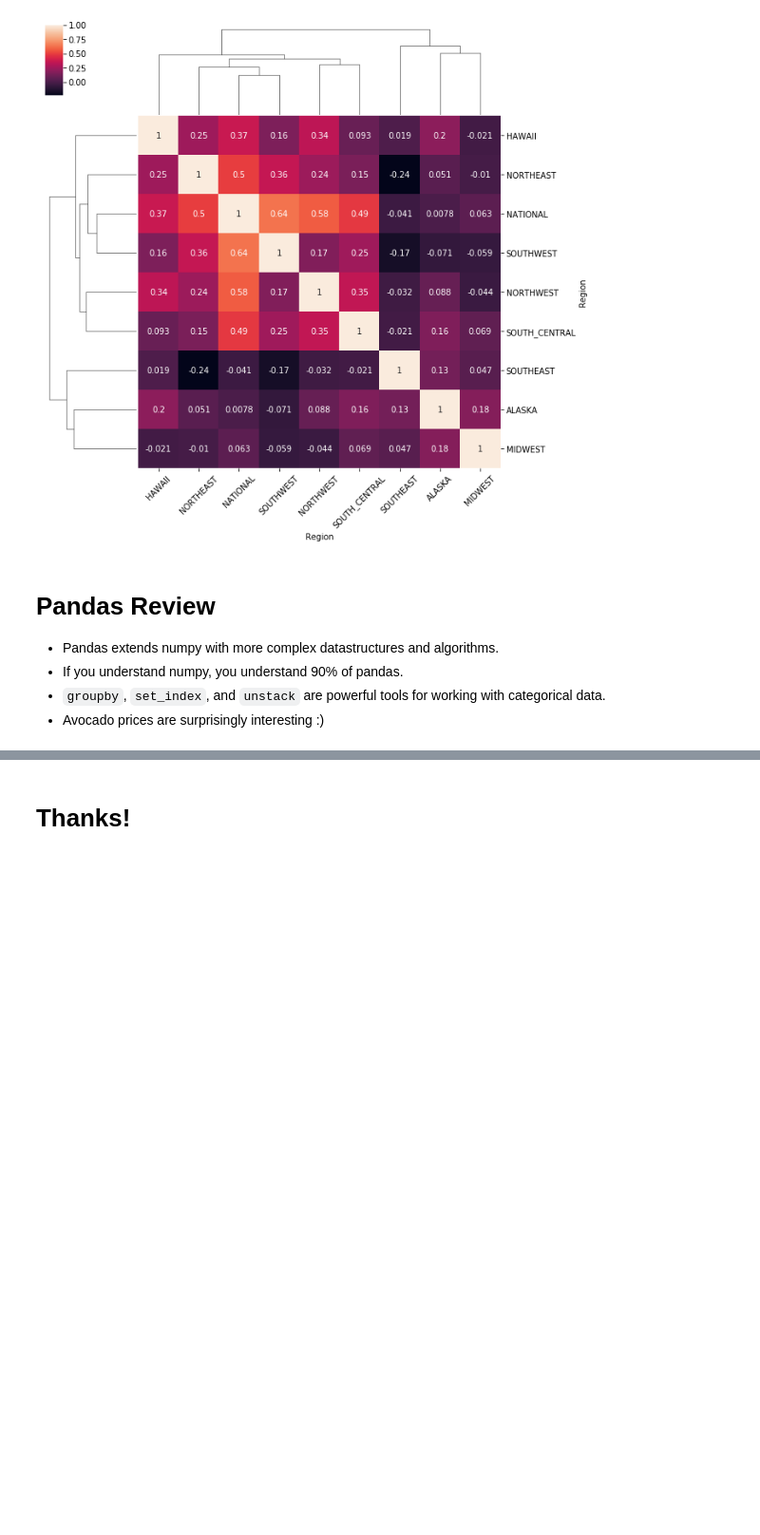
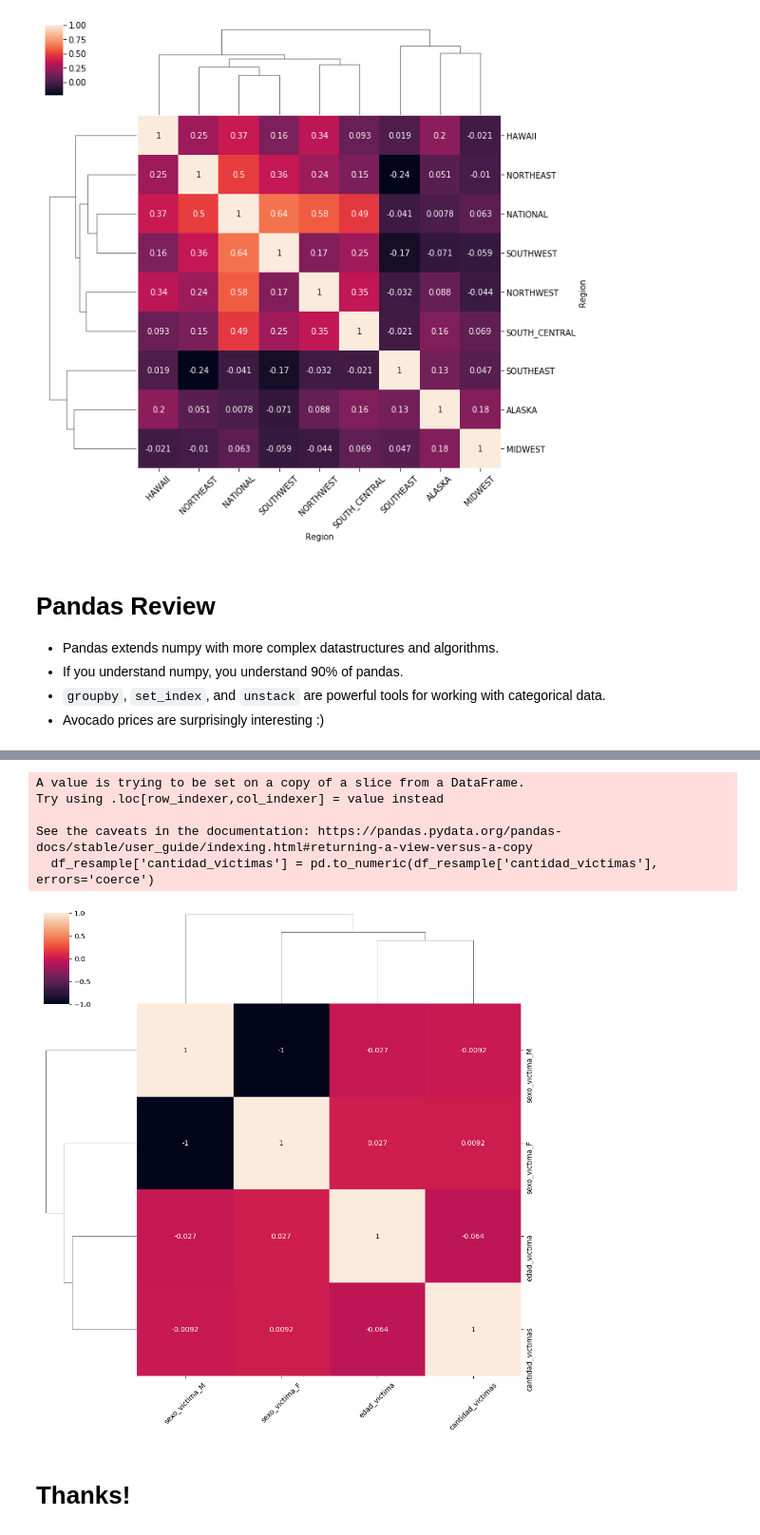
Before and after one commit to ssuazam/MetNumUN2024II, a Jupyter notebook: Lab2/Lab2.ipynb, the cells around one changed output, grey strips where cells are left out. Shown at 95% size. Cells and saved outputs as stored; diff of their text form; code cells hidden in the pictures; blank space fills up the shorter version.

```diff
--- a/Lab2/Lab2.ipynb
+++ b/Lab2/Lab2.ipynb
@@ -1676,2 +1823,24 @@ ax.set_xticklabels(ax.get_xticklabels(), rotation=45);
+# %%
+import seaborn as sns
+df_resample['cantidad_victimas'] = pd.to_numeric(df_resample['cantidad_victimas'], errors='coerce')
+df_categoricas = pd.get_dummies(df_resample[['sexo_victima']])
+df_num=df_resample[['edad_victima','cantidad_victimas']]
+df_f=pd.concat([df_num,df_categoricas],axis=1)
+
+spread_correlation = df_f.corr()
+
+grid = sns.clustermap(spread_correlation, annot=True)
+fig = grid.fig
+axes = fig.axes
+ax = axes[2]
+ax.set_xticklabels(ax.get_xticklabels(), rotation=45)
+plt.show()
+# %% [output]
+A value is trying to be set on a copy of a slice from a DataFrame.
+Try using .loc[row_indexer,col_indexer] = value instead
+
+See the caveats in the documentation: https://pandas.pydata.org/pandas-docs/stable/user_guide/indexing.html#returning-a-view-versus-a-copy
+  df_resample['cantidad_victimas'] = pd.to_numeric(df_resample['cantidad_victimas'], errors='coerce')
+[figure, added]
 # %% [markdown]
 # Thanks!
```
Also changed, not shown: parts of 8 cells of this notebook.
